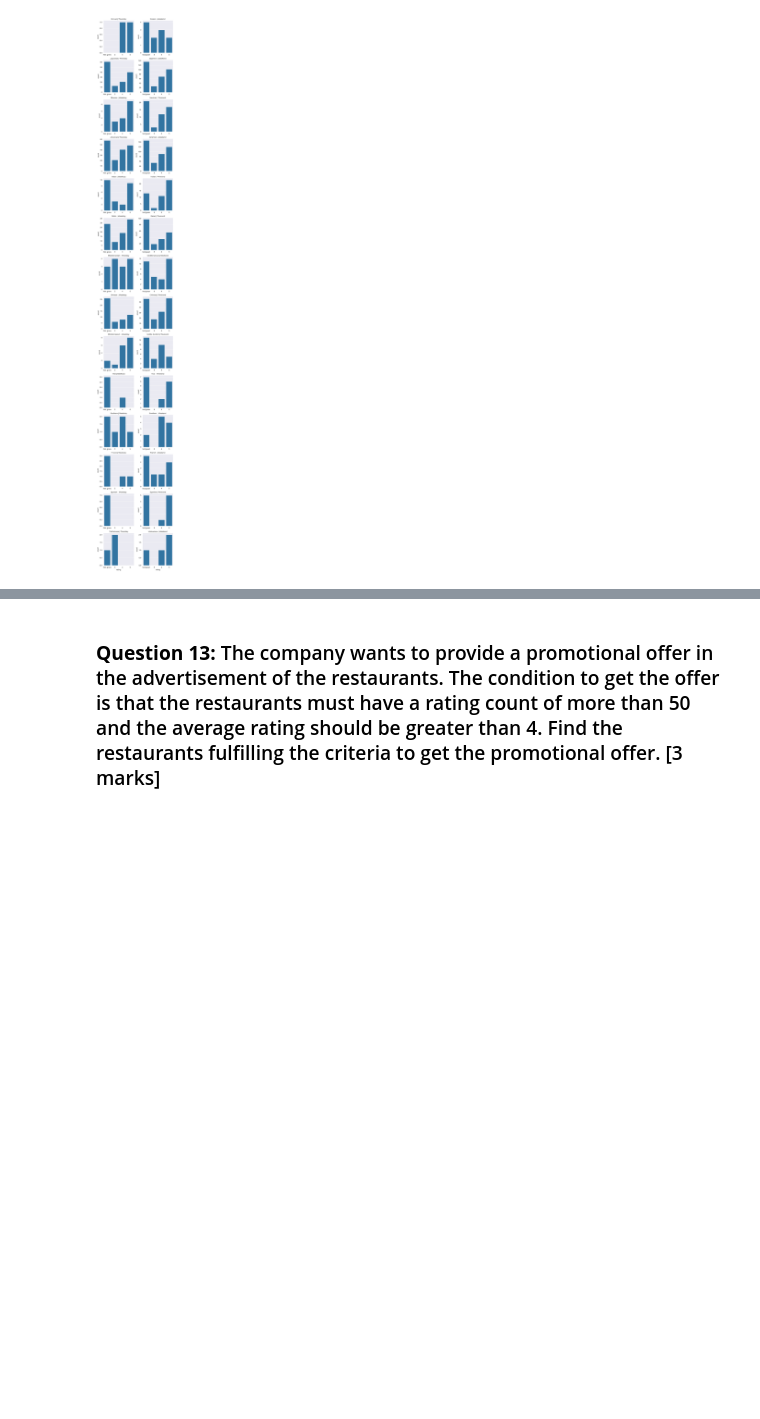
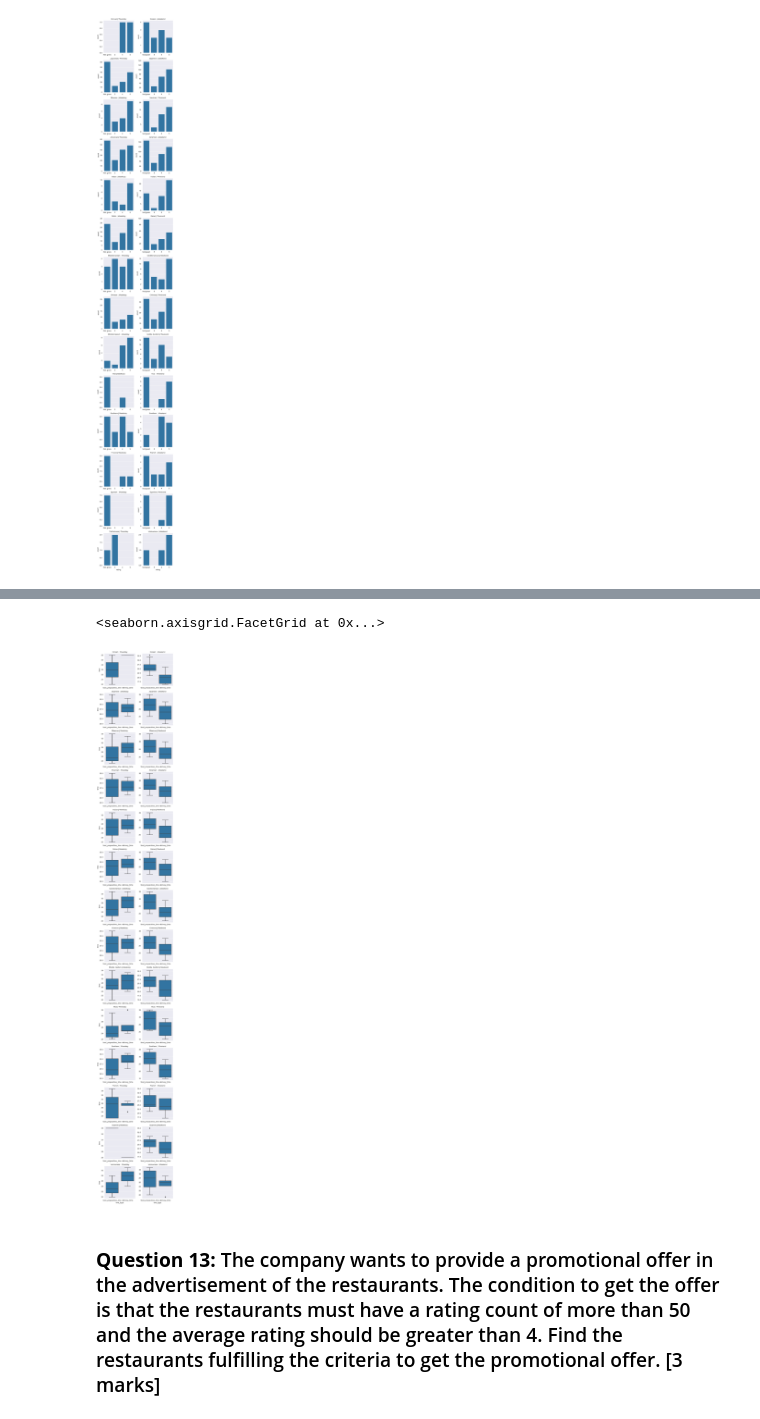
Before and after one commit to tinlong/AIML, a Jupyter notebook: Python Foundations/Project 1/PYF_Project_LearnerNotebook_FullCode.ipynb, the cells around one changed output, grey strips where cells are left out. Cells and saved outputs as stored; diff of their text form; code cells hidden in the pictures; blank space fills up the shorter version.

```diff
--- a/Python Foundations/Project 1/PYF_Project_LearnerNotebook_FullCode.ipynb
+++ b/Python Foundations/Project 1/PYF_Project_LearnerNotebook_FullCode.ipynb
@@ -410,4 +422,11 @@ sns.boxplot(data=time_analysis, x='time_type', y='time', hue='day_of_the_week',
 [figure]
+# %%
+g = sns.FacetGrid(data=time_analysis, col='day_of_the_week', row='cuisine_type', sharex=False, sharey=False, col_order=['Weekday', 'Weekend'])
+g.set_titles(col_template="{col_name}", row_template="{row_name}")
+g.map(sns.boxplot, 'time_type', 'time', order=['food_preparation_time', 'delivery_time'])
+# %% [output]
+<seaborn.axisgrid.FacetGrid at 0x...>
+[figure, added]
 # %% [markdown]
 ### **Question 13:** The company wants to provide a promotional offer in the advertisement of the restaurants. The condition to get the offer is that the restaurants must have a rating count of more than 50 and the average rating should be greater than 4. Find the restaurants fulfilling the criteria to get the promotional offer. [3 marks]
 # %%
```
Also changed, not shown: parts of 3 cells of this notebook.
